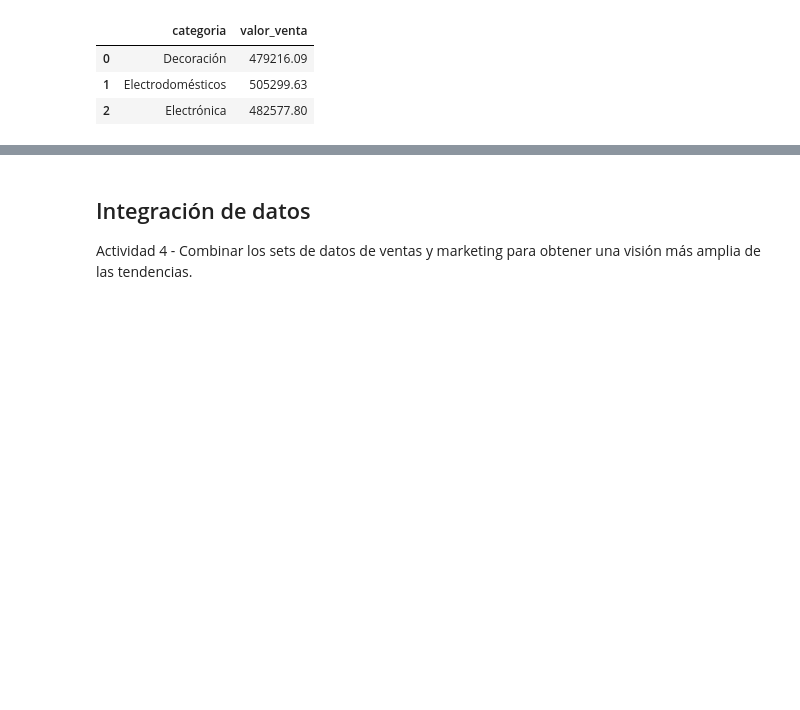
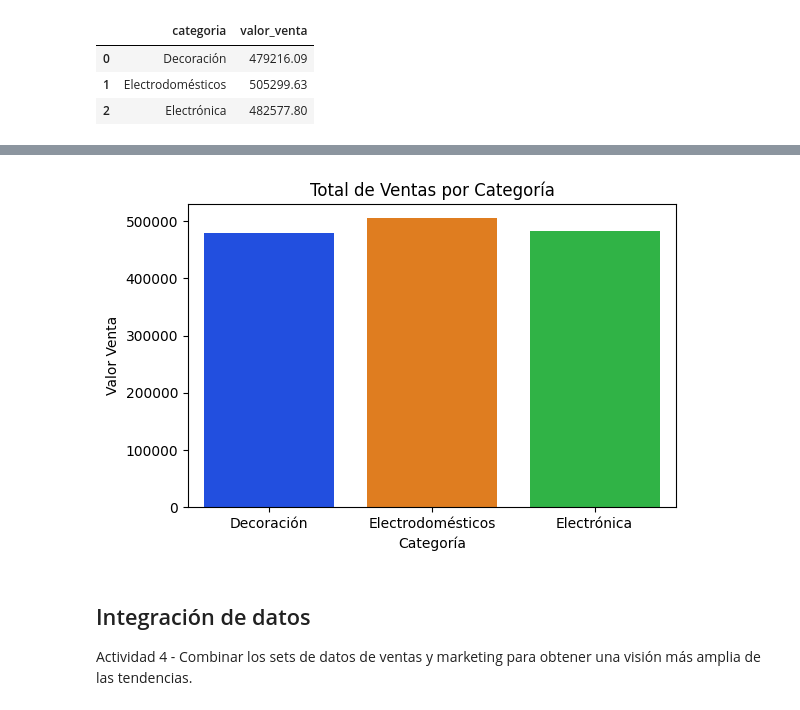
Before and after one commit to FerJGit/TT-2C2025-Data-Analitycs-Notebooks, a Jupyter notebook: PreEntrega/Mis_Archivos/Pre-entrega.ipynb, the cells around one changed output, grey strips where cells are left out. Saved outputs shown, nothing was run; the diff lists cells and outputs as text; code cells hidden in the pictures; blank space fills up the shorter version.

```diff
--- a/PreEntrega/Mis_Archivos/Pre-entrega.ipynb
+++ b/PreEntrega/Mis_Archivos/Pre-entrega.ipynb
@@ -777,7 +797,7 @@ Index(['id_venta', 'producto', 'precio', 'cantidad', 'fecha_venta',
 # %%
-# Agrupo por categoria y agrego la suma de las ventas. Genero un nuevo dataframe ventas_categoria
-ventas_categoria = df_ventas.groupby("categoria", as_index=False)["valor_venta"].sum()
-ventas_categoria.head()
+# Agrupo por categoria y agrego la suma de las ventas. Genero un nuevo dataframe ventas_categoria.
+ventas_categoria = df_ventas.groupby("categoria")["valor_venta"].sum().reset_index()
+ventas_categoria
 # %% [output]
 |  | categoria | valor_venta |
 | 0 | Decoración | 479216.09 |
@@ -801,3 +816,24 @@ ventas_categoria
+# %%
+# Lo muestro en un gráfico de barras
+import seaborn as sns
+import matplotlib.pyplot as plt
+
+# Ajusto el tamaño de la figura
+plt.figure(figsize=(6, 4))
+
+# Un color distinto por categoría, y sin recuadro descriptivo de detalle de color para cada categoría (leyenda)
+sns.barplot(x='categoria', y='valor_venta', data=ventas_categoria, hue="categoria", palette='bright', legend=False)
+
+plt.title('Total de Ventas por Categoría')
+plt.xlabel('Categoría')
+plt.ylabel('Valor Venta')
+
+# Para evitar que se superpongan los elementos
+plt.tight_layout()
+
+plt.show()
+# %% [output]
+[figure, added]
 # %% [markdown]
 ## Integración de datos
 Actividad 4 - Combinar los sets de datos de ventas y marketing para obtener una visión más amplia de las tendencias.
```
Also changed, not shown: parts of 23 cells of this notebook.
